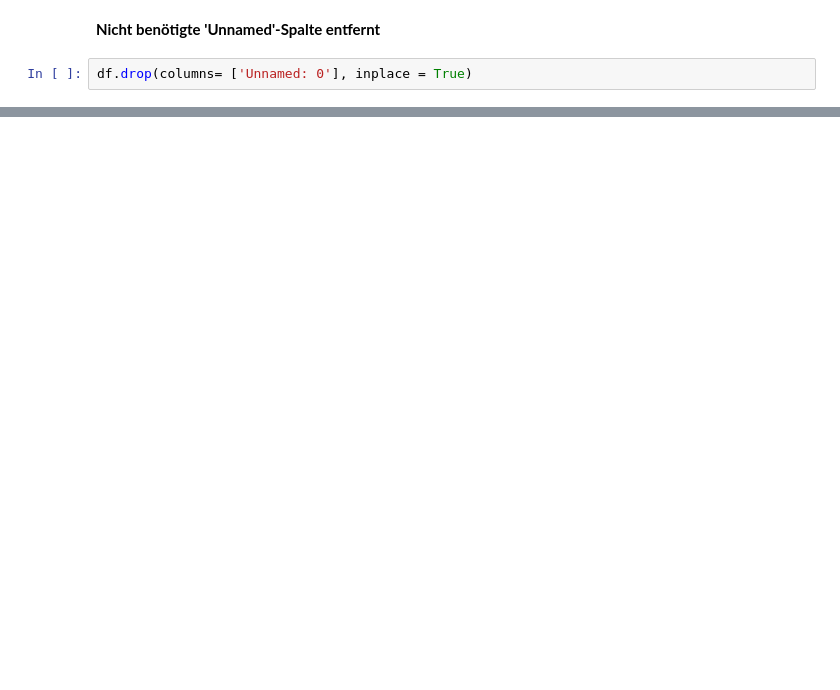
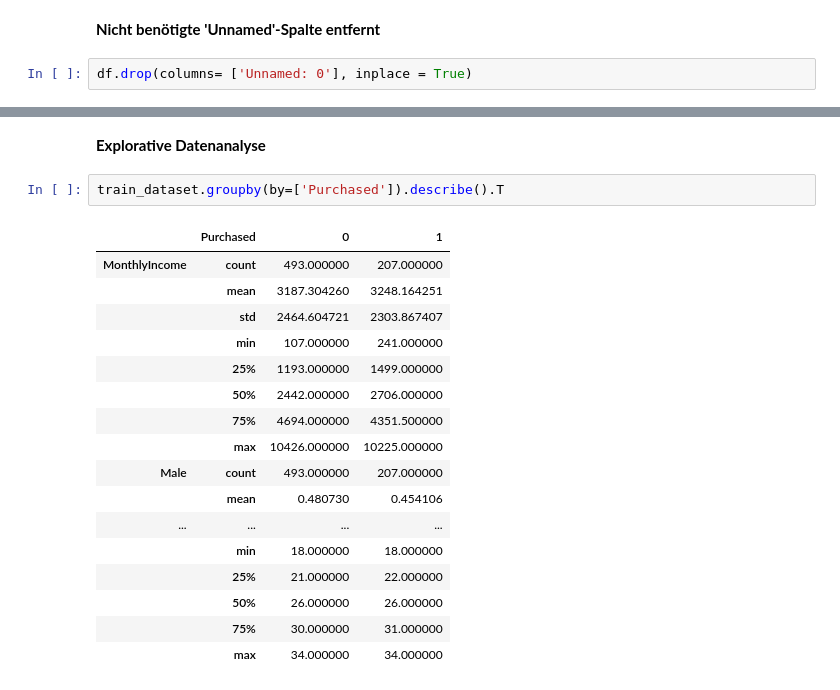
Before and after one commit to Aaron-David-HdM/Applied-Data-Analytics, a Jupyter notebook: UseCase_3/Durchfuehrung der Klassifikationsanalyse.ipynb, the cells around one changed output, grey strips where cells are left out. Drawn from its saved outputs; the diff is of its cells as text; blank space fills up the shorter version.

```diff
--- a/UseCase_3/Durchfuehrung der Klassifikationsanalyse.ipynb
+++ b/UseCase_3/Durchfuehrung der Klassifikationsanalyse.ipynb
@@ -39,0 +85,22 @@ Name: Purchased, dtype: int64
+# %% [markdown]
+**Explorative Datenanalyse**
+# %%
+train_dataset.groupby(by=['Purchased']).describe().T
+# %% [output]
+|  | Purchased | 0 | 1 |
+| MonthlyIncome | count | 493.000000 | 207.000000 |
+|  | mean | 3187.304260 | 3248.164251 |
+|  | std | 2464.604721 | 2303.867407 |
+|  | min | 107.000000 | 241.000000 |
+|  | 25% | 1193.000000 | 1499.000000 |
+|  | 50% | 2442.000000 | 2706.000000 |
+|  | 75% | 4694.000000 | 4351.500000 |
+|  | max | 10426.000000 | 10225.000000 |
+| Male | count | 493.000000 | 207.000000 |
+|  | mean | 0.480730 | 0.454106 |
+| ... | ... | ... | ... |
+|  | min | 18.000000 | 18.000000 |
+|  | 25% | 21.000000 | 22.000000 |
+|  | 50% | 26.000000 | 26.000000 |
+|  | 75% | 30.000000 | 31.000000 |
+|  | max | 34.000000 | 34.000000 |
```
Also changed, not shown: parts of 15 cells of this notebook.
